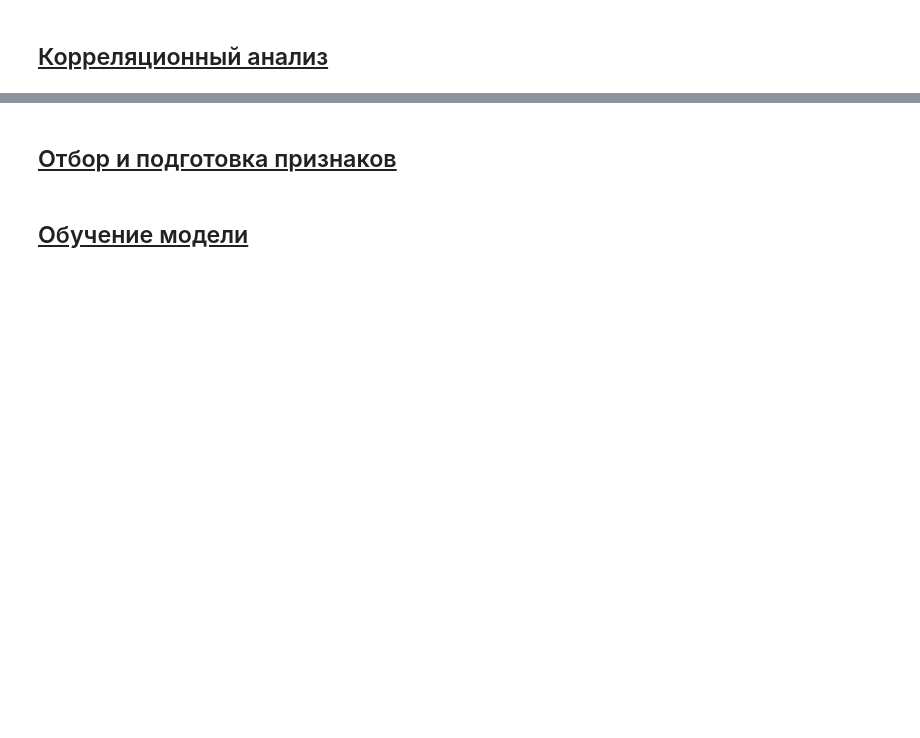
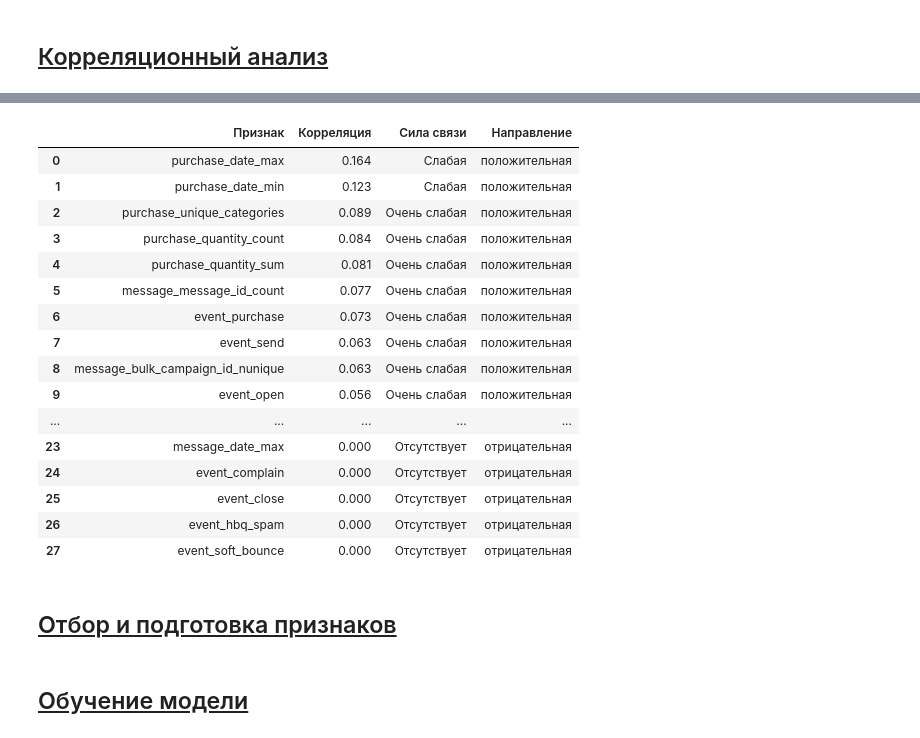
Before and after one commit to Torward1024/MarketplaceML, a Jupyter notebook: notebook.ipynb, the cells around one changed output, grey strips where cells are left out. Drawn from its saved outputs; the diff is of its cells as text; code cells hidden in the pictures; blank space fills up the shorter version.

```diff
--- a/notebook.ipynb
+++ b/notebook.ipynb
@@ -1991,3 +2148,27 @@ display(corr_matrix)
+# %%
+# проведем беглый анализ корреляционной матрицы
+corr_res = corr_analysis(corr_matrix, target_feature='target', min_abs_corr=1e-8)
+# %%
+# выведем результаты анализа корреляционной матрицы
+display(corr_res)
+# %% [output]
+|  | Признак | Корреляция | Сила связи | Направление |
+| 0 | purchase_date_max | 0.164 | Слабая | положительная |
+| 1 | purchase_date_min | 0.123 | Слабая | положительная |
+| 2 | purchase_unique_categories | 0.089 | Очень слабая | положительная |
+| 3 | purchase_quantity_count | 0.084 | Очень слабая | положительная |
+| 4 | purchase_quantity_sum | 0.081 | Очень слабая | положительная |
+| 5 | message_message_id_count | 0.077 | Очень слабая | положительная |
+| 6 | event_purchase | 0.073 | Очень слабая | положительная |
+| 7 | event_send | 0.063 | Очень слабая | положительная |
+| 8 | message_bulk_campaign_id_nunique | 0.063 | Очень слабая | положительная |
+| 9 | event_open | 0.056 | Очень слабая | положительная |
+| ... | ... | ... | ... | ... |
+| 23 | message_date_max | 0.000 | Отсутствует | отрицательная |
+| 24 | event_complain | 0.000 | Отсутствует | отрицательная |
+| 25 | event_close | 0.000 | Отсутствует | отрицательная |
+| 26 | event_hbq_spam | 0.000 | Отсутствует | отрицательная |
+| 27 | event_soft_bounce | 0.000 | Отсутствует | отрицательная |
 # %% [markdown]
 ## <u>Отбор и подготовка признаков</u>
 # %% [markdown]
```
Also changed, not shown: parts of 28 cells of this notebook.
